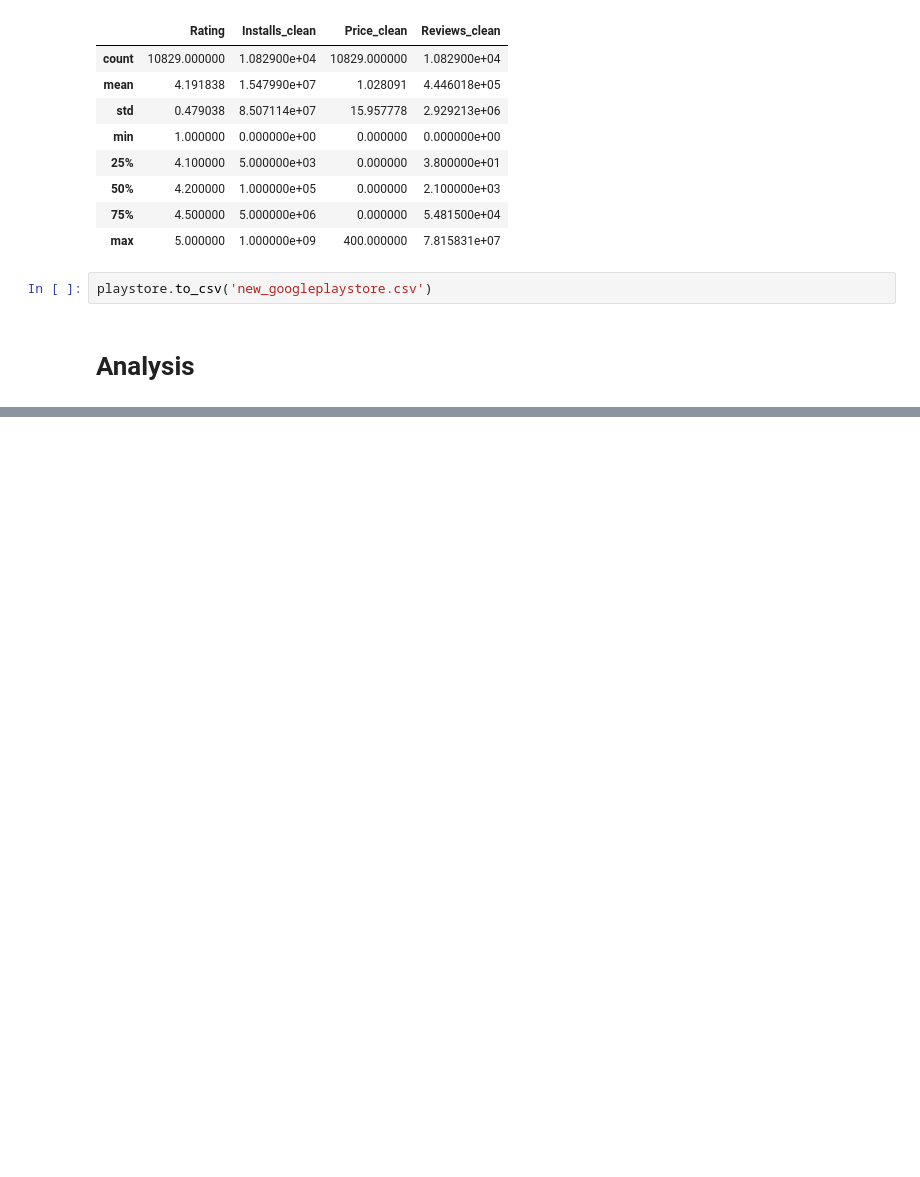
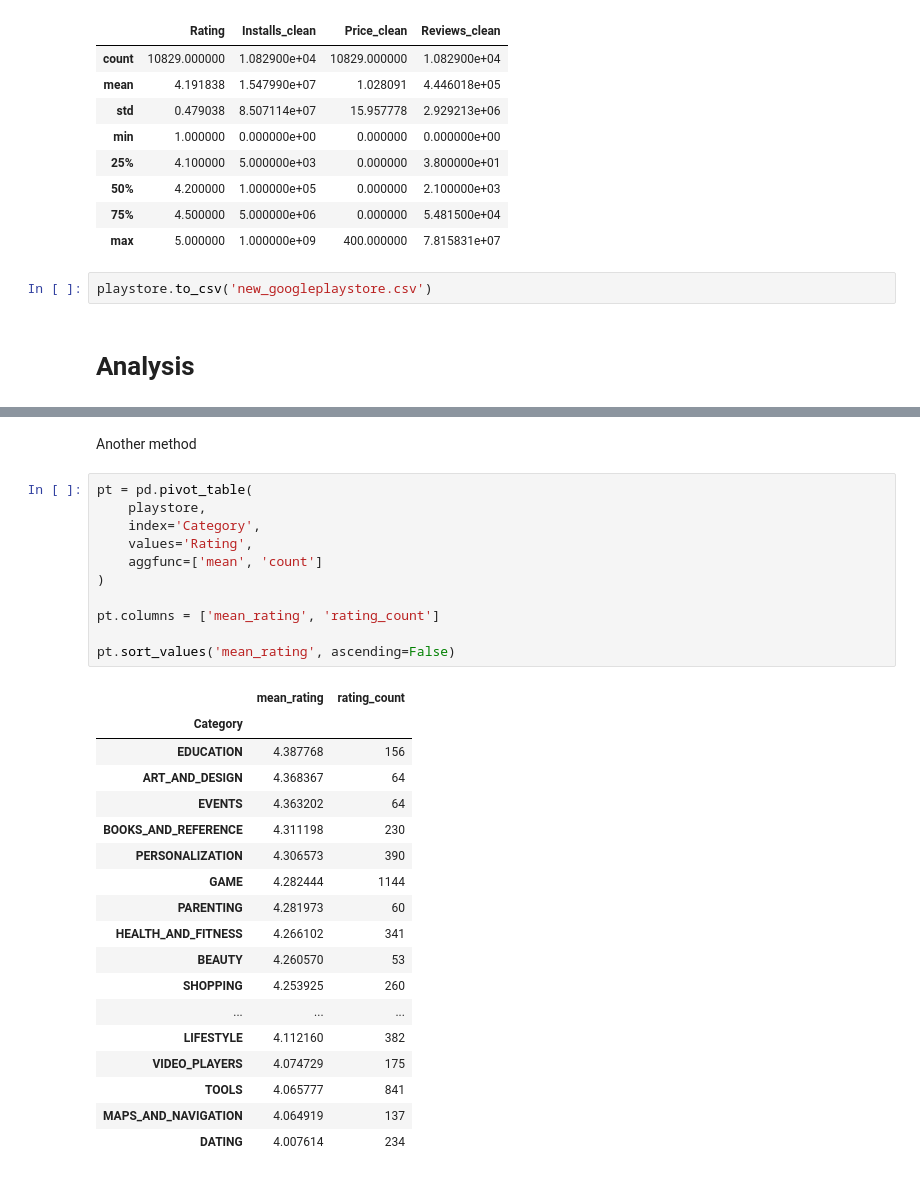
Before and after one commit to ChaLinP/data-analysis-with-pandas, a Jupyter notebook: 05-google-play-store-analysis/notebook.ipynb, the cells around one changed output, grey strips where cells are left out. Saved outputs shown, nothing was run; the diff lists cells and outputs as text; blank space fills up the shorter version.

```diff
--- a/05-google-play-store-analysis/notebook.ipynb
+++ b/05-google-play-store-analysis/notebook.ipynb
@@ -465,0 +618,32 @@ playstore.to_csv('new_googleplaystore.csv')
+# %% [markdown]
+Another method
+# %%
+pt = pd.pivot_table(
+    playstore,
+    index='Category',
+    values='Rating',
+    aggfunc=['mean', 'count']
+)
+
+pt.columns = ['mean_rating', 'rating_count']
+
+pt.sort_values('mean_rating', ascending=False)
+# %% [output]
+|  | mean_rating | rating_count |
+| Category |  |  |
+| EDUCATION | 4.387768 | 156 |
+| ART_AND_DESIGN | 4.368367 | 64 |
+| EVENTS | 4.363202 | 64 |
+| BOOKS_AND_REFERENCE | 4.311198 | 230 |
+| PERSONALIZATION | 4.306573 | 390 |
+| GAME | 4.282444 | 1144 |
+| PARENTING | 4.281973 | 60 |
+| HEALTH_AND_FITNESS | 4.266102 | 341 |
+| BEAUTY | 4.260570 | 53 |
+| SHOPPING | 4.253925 | 260 |
+| ... | ... | ... |
+| LIFESTYLE | 4.112160 | 382 |
+| VIDEO_PLAYERS | 4.074729 | 175 |
+| TOOLS | 4.065777 | 841 |
+| MAPS_AND_NAVIGATION | 4.064919 | 137 |
+| DATING | 4.007614 | 234 |
```
Also changed, not shown: parts of 40 cells of this notebook.
